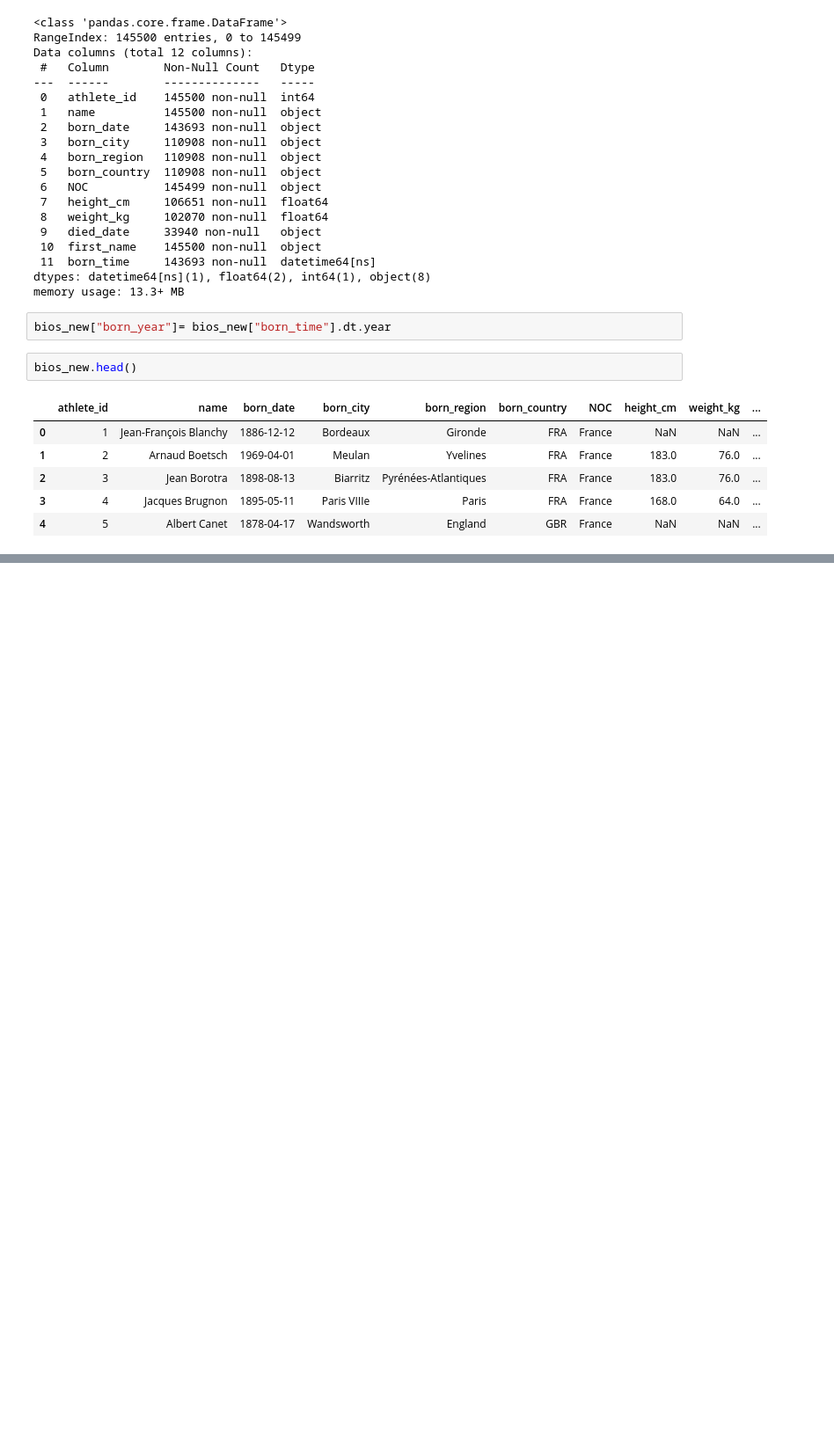
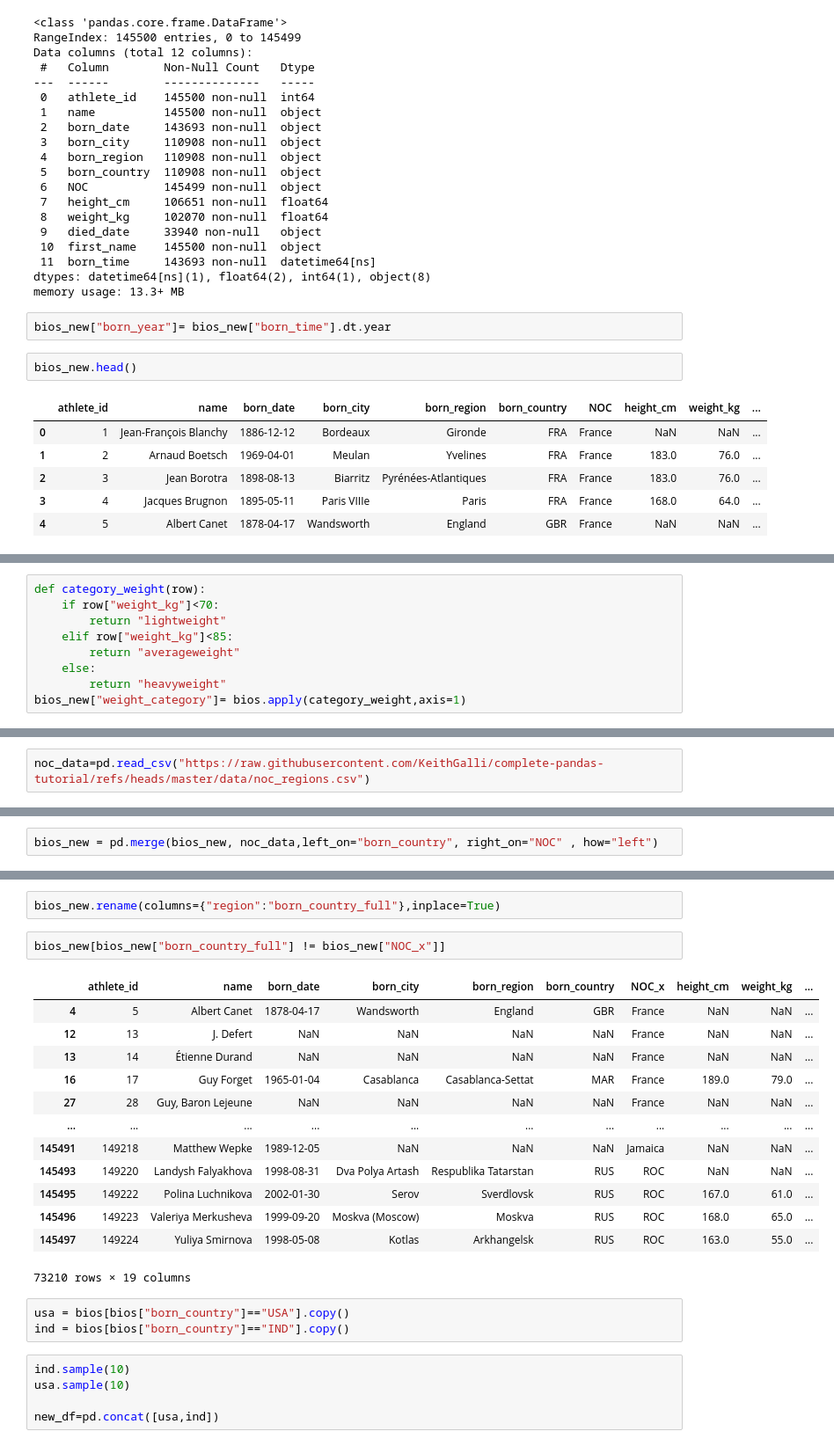
Before and after one commit to keshav2603/pandas-basic, a Jupyter notebook: first.ipynb, the cells around one changed output, grey strips where cells are left out. Shown: that part at 88% size. Drawn from its saved outputs; the diff is of its cells as text; blank space fills up the shorter version.

Commit message:
mergging concating and handling nan value

```diff
--- a/first.ipynb
+++ b/first.ipynb
@@ -535,0 +547,9 @@ bios_new.head()
+# %%
+def category_weight(row):
+    if row["weight_kg"]<70:
+        return "lightweight"
+    elif row["weight_kg"]<85:
+        return "averageweight"
+    else:
+        return "heavyweight"
+bios_new["weight_category"]= bios.apply(category_weight,axis=1)
@@ -535,0 +567,2 @@ bios_new.head()
+# %%
+noc_data=pd.read_csv("https://raw.githubusercontent.com/KeithGalli/complete-pandas-tutorial/refs/heads/master/data/noc_regions.csv")
@@ -535,0 +572,2 @@ bios_new.head()
+# %%
+bios_new = pd.merge(bios_new, noc_data,left_on="born_country", right_on="NOC" , how="left")
@@ -535,0 +583,26 @@ bios_new.head()
+# %%
+bios_new.rename(columns={"region":"born_country_full"},inplace=True)
+# %%
+bios_new[bios_new["born_country_full"] != bios_new["NOC_x"]]
+# %% [output]
+|  | athlete_id | name | born_date | born_city | born_region | born_country | NOC_x | height_cm | weight_kg | ... |
+| 4 | 5 | Albert Canet | 1878-04-17 | Wandsworth | England | GBR | France | NaN | NaN | ... |
+| 12 | 13 | J. Defert | NaN | NaN | NaN | NaN | France | NaN | NaN | ... |
+| 13 | 14 | Étienne Durand | NaN | NaN | NaN | NaN | France | NaN | NaN | ... |
+| 16 | 17 | Guy Forget | 1965-01-04 | Casablanca | Casablanca-Settat | MAR | France | 189.0 | 79.0 | ... |
+| 27 | 28 | Guy, Baron Lejeune | NaN | NaN | NaN | NaN | France | NaN | NaN | ... |
+| ... | ... | ... | ... | ... | ... | ... | ... | ... | ... | ... |
+| 145491 | 149218 | Matthew Wepke | 1989-12-05 | NaN | NaN | NaN | Jamaica | NaN | NaN | ... |
+| 145493 | 149220 | Landysh Falyakhova | 1998-08-31 | Dva Polya Artash | Respublika Tatarstan | RUS | ROC | NaN | NaN | ... |
+| 145495 | 149222 | Polina Luchnikova | 2002-01-30 | Serov | Sverdlovsk | RUS | ROC | 167.0 | 61.0 | ... |
+| 145496 | 149223 | Valeriya Merkusheva | 1999-09-20 | Moskva (Moscow) | Moskva | RUS | ROC | 168.0 | 65.0 | ... |
+| 145497 | 149224 | Yuliya Smirnova | 1998-05-08 | Kotlas | Arkhangelsk | RUS | ROC | 163.0 | 55.0 | ... |
+73210 rows × 19 columns
+# %%
+usa = bios[bios["born_country"]=="USA"].copy()
+ind = bios[bios["born_country"]=="IND"].copy()
+# %%
+ind.sample(10)
+usa.sample(10)
+
+new_df=pd.concat([usa,ind])
```
Also changed, not shown: parts of 18 cells of this notebook, 1 other file.
